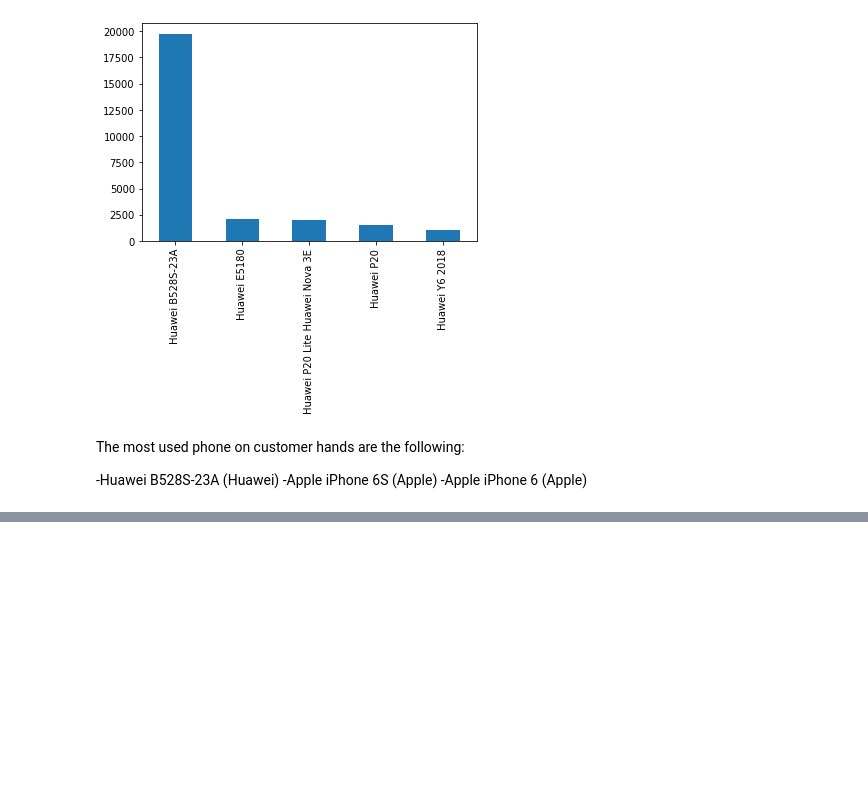
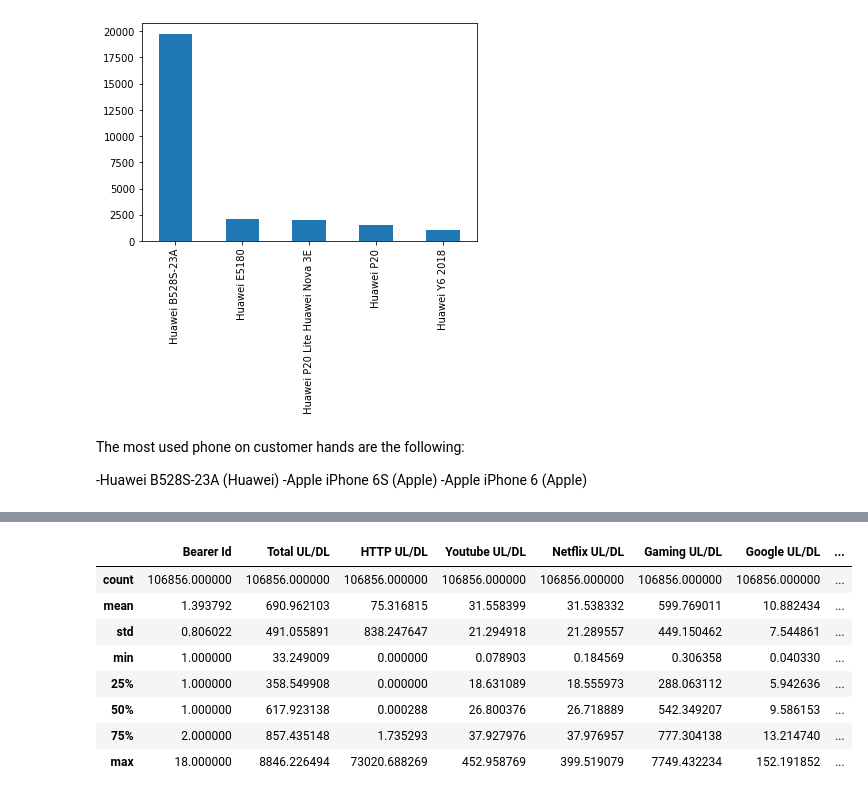
Before and after one commit to abeselomg/Telecom_user_analysis, a Jupyter notebook: notebooks/notebook.ipynb, the cells around one changed output, grey strips where cells are left out. Saved outputs shown, nothing was run; the diff lists cells and outputs as text; code cells hidden in the pictures; blank space fills up the shorter version.

```diff
--- a/notebooks/notebook.ipynb
+++ b/notebooks/notebook.ipynb
@@ -342,2 +433,15 @@ aggregate_info
 # %%
 aggregate_info.to_csv("../data/clean_user_info.csv")
+# %%
+#Analyze the basic metrics (mean, median, etc) in the Dataset (explain) & their importance for the global objective.
+aggregate_info.describe()
+# %% [output]
+|  | Bearer Id | Total UL/DL | HTTP UL/DL | Youtube UL/DL | Netflix UL/DL | Gaming UL/DL | Google UL/DL | ... |
+| count | 106856.000000 | 106856.000000 | 106856.000000 | 106856.000000 | 106856.000000 | 106856.000000 | 106856.000000 | ... |
+| mean | 1.393792 | 690.962103 | 75.316815 | 31.558399 | 31.538332 | 599.769011 | 10.882434 | ... |
+| std | 0.806022 | 491.055891 | 838.247647 | 21.294918 | 21.289557 | 449.150462 | 7.544861 | ... |
+| min | 1.000000 | 33.249009 | 0.000000 | 0.078903 | 0.184569 | 0.306358 | 0.040330 | ... |
+| 25% | 1.000000 | 358.549908 | 0.000000 | 18.631089 | 18.555973 | 288.063112 | 5.942636 | ... |
+| 50% | 1.000000 | 617.923138 | 0.000288 | 26.800376 | 26.718889 | 542.349207 | 9.586153 | ... |
+| 75% | 2.000000 | 857.435148 | 1.735293 | 37.927976 | 37.976957 | 777.304138 | 13.214740 | ... |
+| max | 18.000000 | 8846.226494 | 73020.688269 | 452.958769 | 399.519079 | 7749.432234 | 152.191852 | ... |
```
Also changed, not shown: parts of 12 cells of this notebook.
